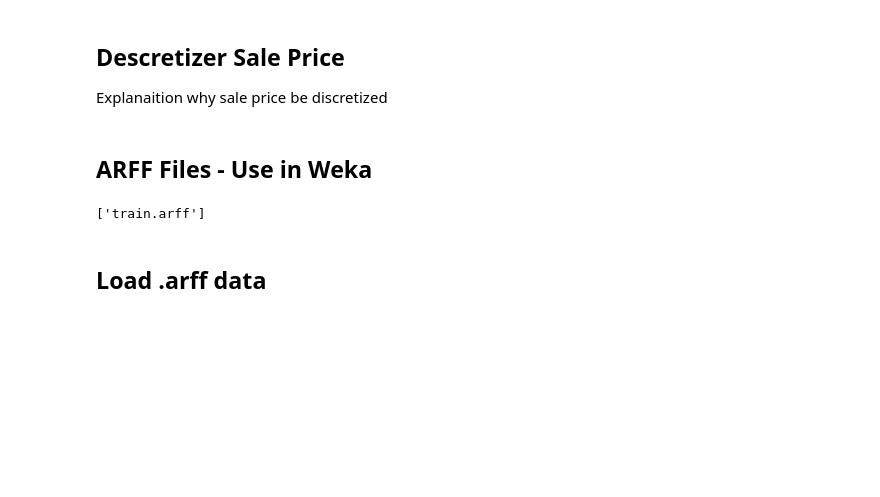
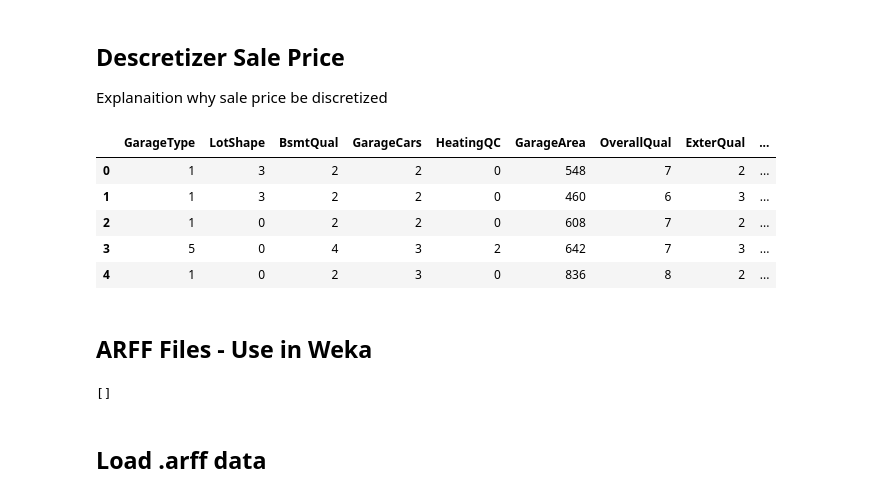
Before and after one commit to viniciusparede/house-prices-prediction-ppgia, a Jupyter notebook: notebooks/entrega_novo.ipynb, the cells around one changed output. Drawn from its saved outputs; the diff is of its cells as text; code cells hidden in the pictures; blank space fills up the shorter version.

```diff
--- a/notebooks/entrega_novo.ipynb
+++ b/notebooks/entrega_novo.ipynb
@@ -1053,6 +1053,33 @@ test[target_variable].replace(
 
 train.dropna(inplace=True)
 test.dropna(inplace=True)
+# %%
+# reducao de dimensionalidade atraves do algoritmo ReliefF
+train = train.loc[
+    :,
+    [
+        "GarageType",
+        "LotShape",
+        "BsmtQual",
+        "GarageCars",
+        "HeatingQC",
+        "GarageArea",
+        "OverallQual",
+        "ExterQual",
+        "KitchenQual",
+        "YearBuilt",
+        "SalePriceCategorical"
+    ],
+]
+# %%
+train.head()
+# %% [output]
+|  | GarageType | LotShape | BsmtQual | GarageCars | HeatingQC | GarageArea | OverallQual | ExterQual | ... |
+| 0 | 1 | 3 | 2 | 2 | 0 | 548 | 7 | 2 | ... |
+| 1 | 1 | 3 | 2 | 2 | 0 | 460 | 6 | 3 | ... |
+| 2 | 1 | 0 | 2 | 2 | 0 | 608 | 7 | 2 | ... |
+| 3 | 5 | 0 | 4 | 3 | 2 | 642 | 7 | 3 | ... |
+| 4 | 1 | 0 | 2 | 3 | 0 | 836 | 8 | 2 | ... |
 # %% [markdown]
 ## ARFF Files - Use in Weka
 # %%
@@ -1073,11 +1100,11 @@ arquivos_arff = [arquivo for arquivo in os.listdir(dir) if arquivo.endswith(".ar
 print(arquivos_arff)
 
 
-if not arquivos_arff in ["train.arff", "test.arff"]:
+if not arquivos_arff in ["train.arff"]:
     # converter dataframe pandas para arquivo arff
-    pandas2arff(train.drop(columns="SalePrice"), "train.arff", wekaname="train_data")
+    pandas2arff(train, "train.arff", wekaname="train_data")
 # %% [output]
-['train.arff']
+[]
 # %% [markdown]
 ## Load .arff data
 # %%
```
Also changed, not shown: parts of 15 cells of this notebook, 4 other files.
